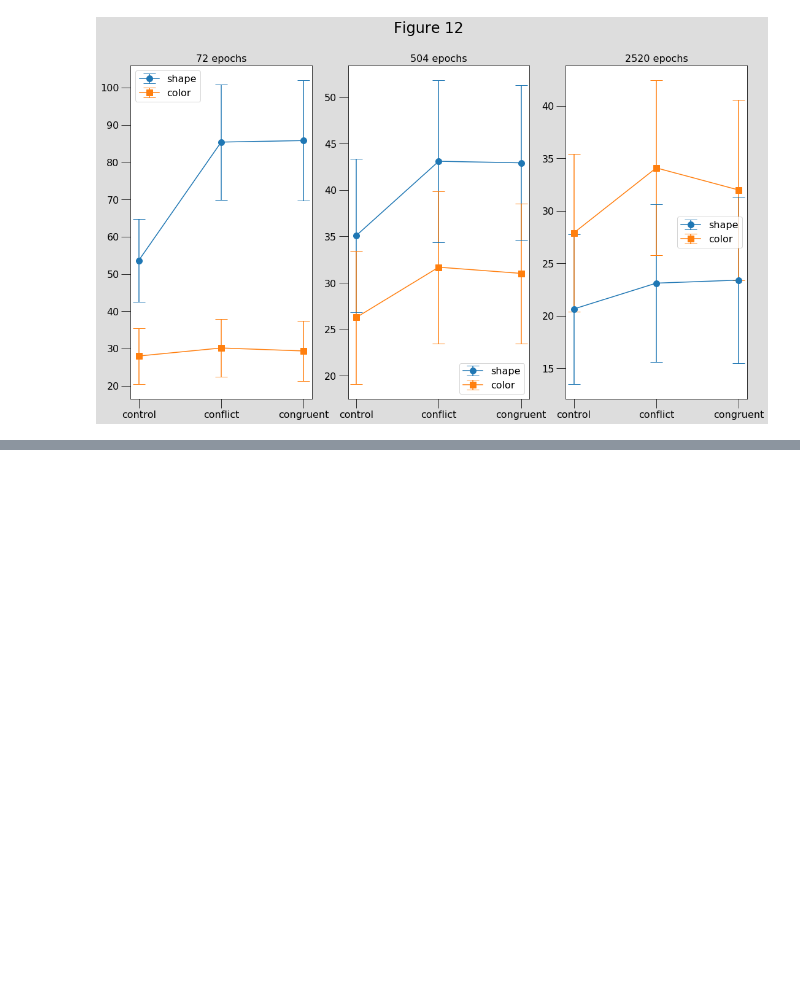
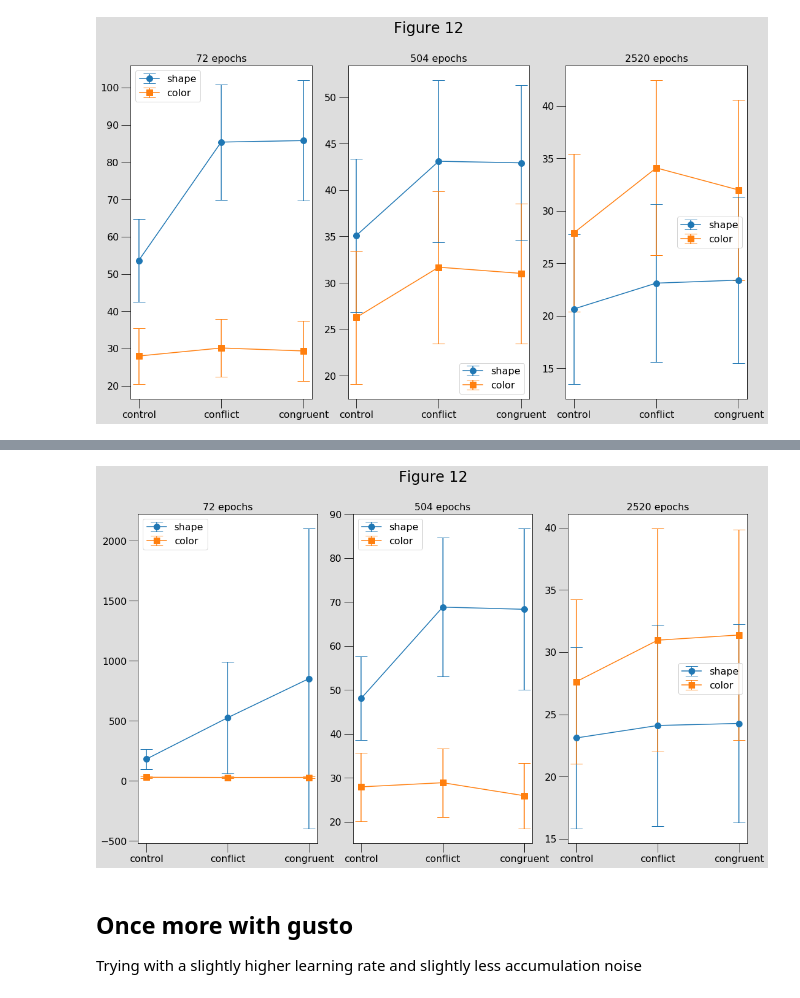
Before and after one commit to guydav/multitasking-modeling, a Jupyter notebook: plotting_shape_naming.ipynb, the cells around one changed output, grey strips where cells are left out. Saved outputs shown, nothing was run; the diff lists cells and outputs as text; code cells hidden in the pictures; blank space fills up the shorter version.

```diff
--- a/plotting_shape_naming.ipynb
+++ b/plotting_shape_naming.ipynb
@@ -268,0 +315,12 @@ plot_by_condition(lower_accumulator_first_test_results,
+# %%
+lower_accumulator_noise_indirect_learning_day_twenty_results = day_twenty(lower_accumulator_noise_indirect_learning_model)
+# %%
+plot_by_condition(lower_accumulator_noise_indirect_learning_day_one_results,
+                 lower_accumulator_noise_indirect_learning_day_five_results,
+                 lower_accumulator_noise_indirect_learning_day_twenty_results)
+# %% [output]
+[figure, added]
+# %% [markdown]
+## Once more with gusto
+
+Trying with a slightly higher learning rate and slightly less accumulation noise
```
Also changed, not shown: parts of 48 cells of this notebook, 2 other files.
